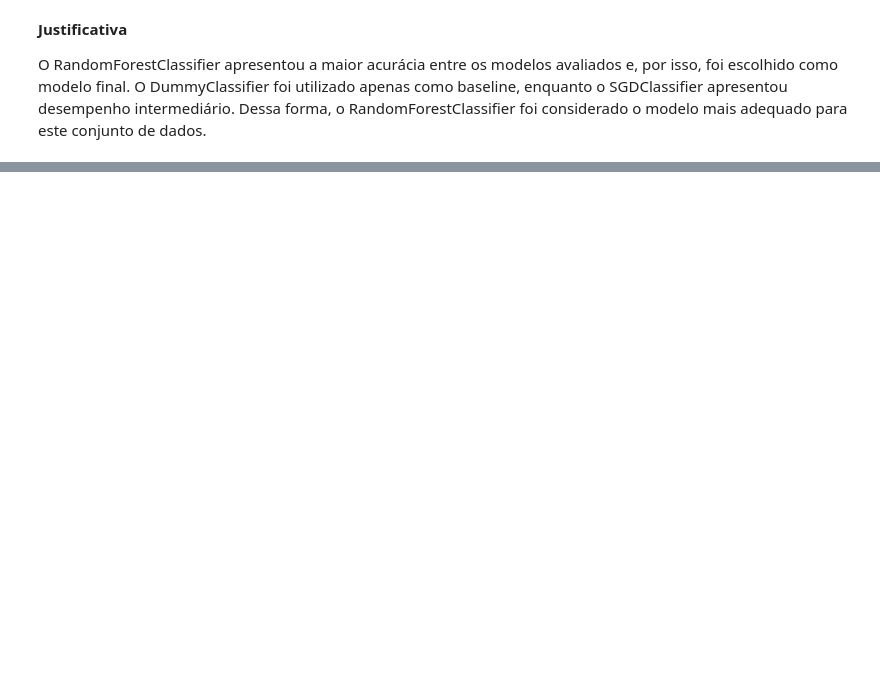
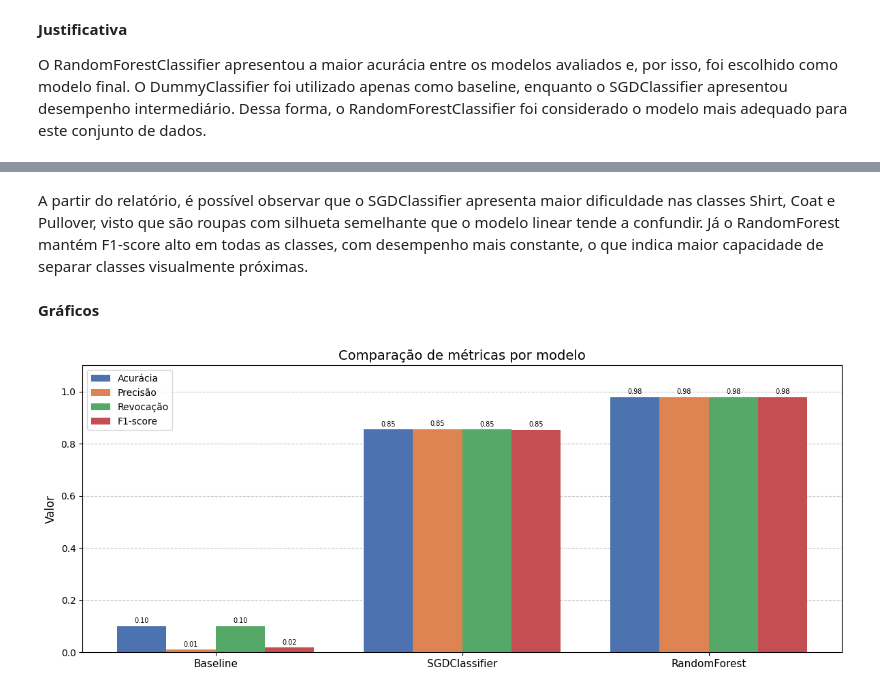
Before and after one commit to KevinTeixeira04/Teste, a Jupyter notebook: fundamentos.ipynb, the cells around one changed output, grey strips where cells are left out. Drawn from its saved outputs; the diff is of its cells as text; code cells hidden in the pictures; blank space fills up the shorter version.

```diff
--- a/fundamentos.ipynb
+++ b/fundamentos.ipynb
@@ -483,7 +484,7 @@ from sklearn.linear_model import SGDClassifier
 
 sgd = SGDClassifier(
     loss="hinge",
-    max_iter=30,
+    max_iter=1000,
     random_state=42,
     n_jobs=-1
 )
@@ -501,7 +502,7 @@ Conjunto de árvores de decisão que trabalham em conjunto. A classificação fi
 from sklearn.ensemble import RandomForestClassifier
 
 rf = RandomForestClassifier(
-    n_estimators=200,
+    n_estimators=100,
     max_depth=30,
     random_state=42,
     n_jobs=-1
@@ -546,0 +643,31 @@ O RandomForestClassifier apresentou a maior acurácia entre os modelos avaliados
+# %% [markdown]
+A partir do relatório, é possível observar que o SGDClassifier apresenta maior dificuldade nas classes Shirt, Coat e Pullover, visto que são roupas com silhueta semelhante que o modelo linear tende a confundir. Já o RandomForest mantém F1-score alto em todas as classes, com desempenho mais constante, o que indica maior capacidade de separar classes visualmente próximas.
+# %% [markdown]
+**Gráficos**
+# %%
+fig, ax = plt.subplots(figsize=(12, 5))
+
+x = np.arange(len(df_metricas))
+width = 0.2
+metricas_plot = ["Acurácia", "Precisão", "Revocação", "F1-score"]
+cores = ["#4C72B0", "#DD8452", "#55A868", "#C44E52"]
+
+for i, metrica in enumerate(metricas_plot):
+    ax.bar(x + i * width, df_metricas[metrica], width, label=metrica, color=cores[i])
+
+ax.set_xticks(x + width * 1.5)
+ax.set_xticklabels(df_metricas["Modelo"], fontsize=11)
+ax.set_ylim(0, 1.1)
+ax.set_ylabel("Valor", fontsize=12)
+ax.set_title("Comparação de métricas por modelo", fontsize=14)
+ax.legend(loc="upper left")
+ax.yaxis.grid(True, linestyle="--", alpha=0.7)
+ax.set_axisbelow(True)
+
+for container in ax.containers:
+    ax.bar_label(container, fmt="%.2f", fontsize=7, padding=2)
+
+plt.tight_layout()
+plt.show()
+# %% [output]
+[figure, added]
```
Also changed, not shown: parts of 14 cells of this notebook.
